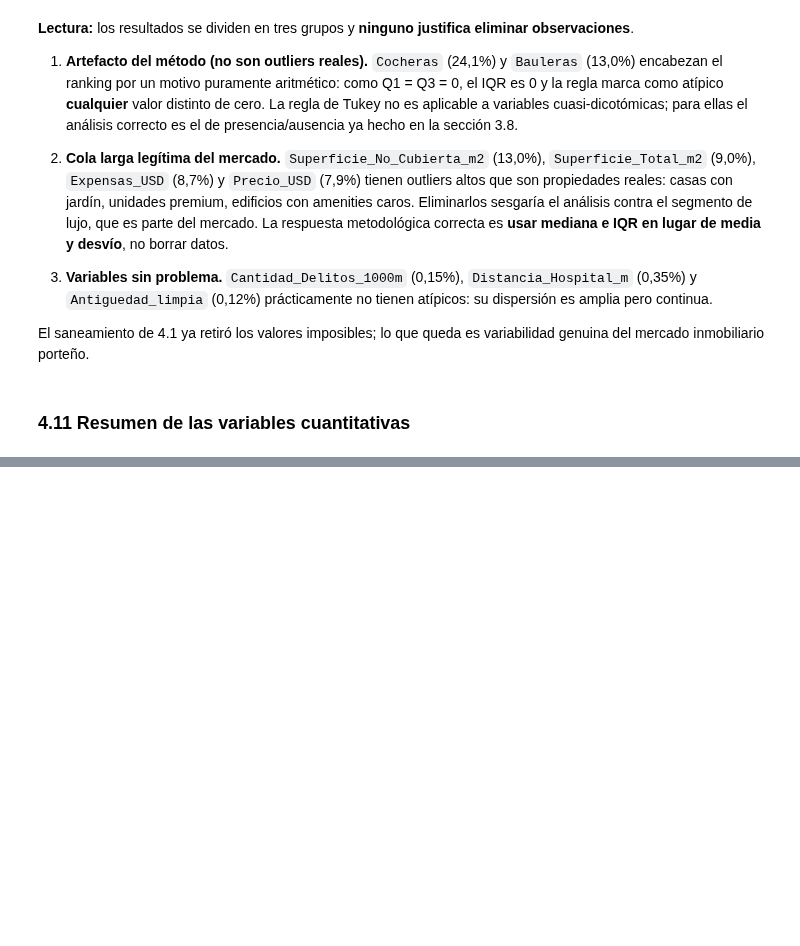
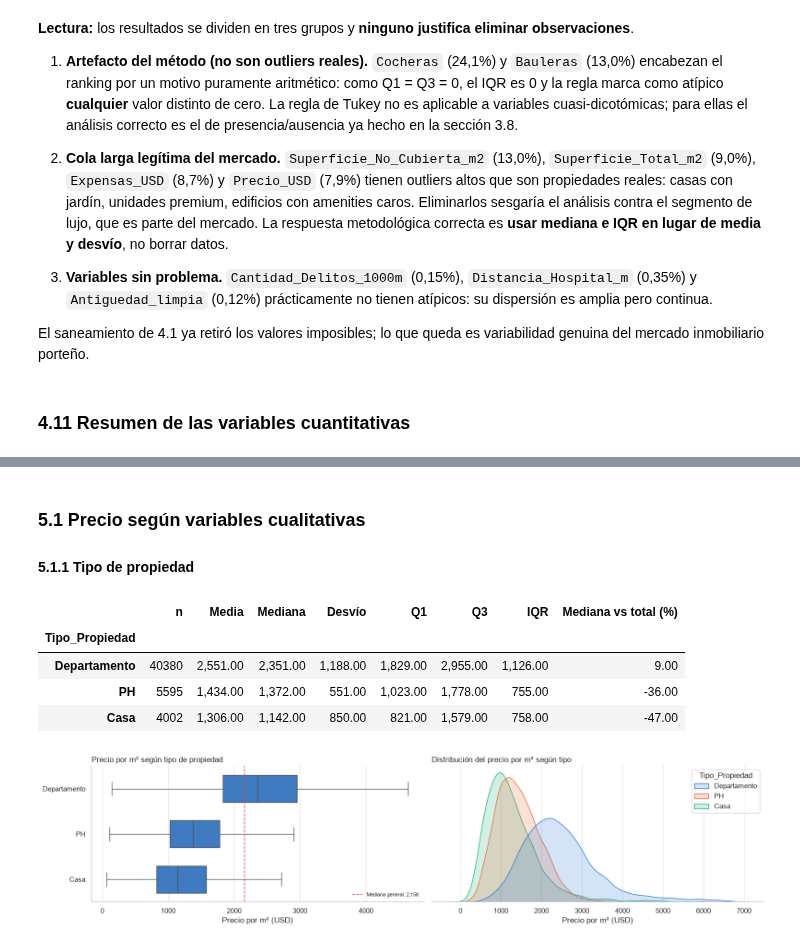
Before and after one commit to FrancisconiMorel/TP-Analisis-Descriptivo-Inmobiliario-CABA, a Jupyter notebook: notebooks/EDA_inicial.ipynb, the cells around one changed output, grey strips where cells are left out. Saved outputs shown, nothing was run; the diff lists cells and outputs as text; code cells hidden in the pictures; blank space fills up the shorter version.

```diff
--- a/notebooks/EDA_inicial.ipynb
+++ b/notebooks/EDA_inicial.ipynb
@@ -1142,0 +1195,28 @@ resumen_cuanti.round(2)
+# %% [markdown]
+### 5.1 Precio según variables cualitativas
+
+#### 5.1.1 Tipo de propiedad
+# %%
+display(resumen_por_grupo(venta, 'Tipo_Propiedad').round(0))
+
+fig, axes = plt.subplots(1, 2, figsize=(16, 4))
+boxplot_por_grupo(venta, 'Tipo_Propiedad', 'Precio por m² según tipo de propiedad', ax=axes[0])
+
+# Densidades superpuestas: cada curva normalizada a su propio grupo (common_norm=False)
+recortado = venta[venta[VAR] <= venta[VAR].quantile(.99)]
+sns.kdeplot(data=recortado, x=VAR, hue='Tipo_Propiedad', common_norm=False, fill=True, alpha=.2,
+            palette=PALETA_TIPO, ax=axes[1])
+axes[1].set_title('Distribución del precio por m² según tipo', loc='left', fontsize=12)
+axes[1].set_xlabel('Precio por m² (USD)')
+axes[1].set_yticks([])
+axes[1].set_ylabel('')
+sns.despine(ax=axes[1], left=True)
+plt.tight_layout()
+plt.show()
+# %% [output]
+|  | n | Media | Mediana | Desvío | Q1 | Q3 | IQR | Mediana vs total (%) |
+| Tipo_Propiedad |  |  |  |  |  |  |  |  |
+| Departamento | 40380 | 2,551.00 | 2,351.00 | 1,188.00 | 1,829.00 | 2,955.00 | 1,126.00 | 9.00 |
+| PH | 5595 | 1,434.00 | 1,372.00 | 551.00 | 1,023.00 | 1,778.00 | 755.00 | -36.00 |
+| Casa | 4002 | 1,306.00 | 1,142.00 | 850.00 | 821.00 | 1,579.00 | 758.00 | -47.00 |
+[figure, added]
```
Also changed, not shown: parts of 35 cells of this notebook.
